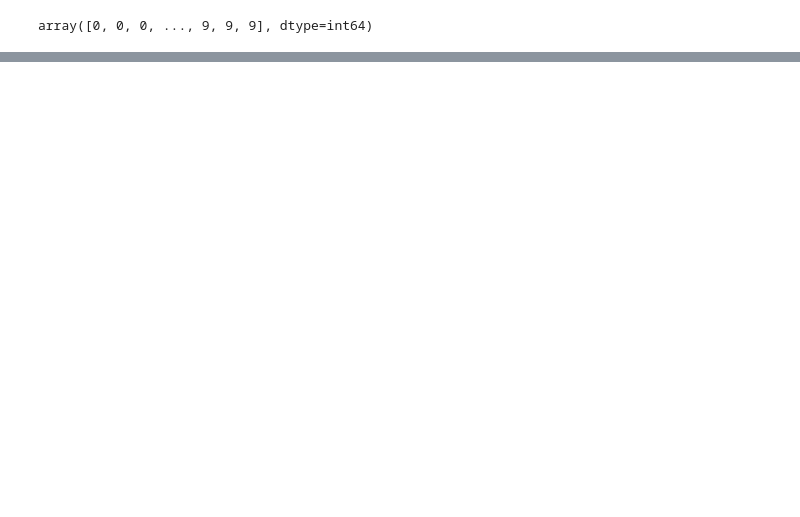
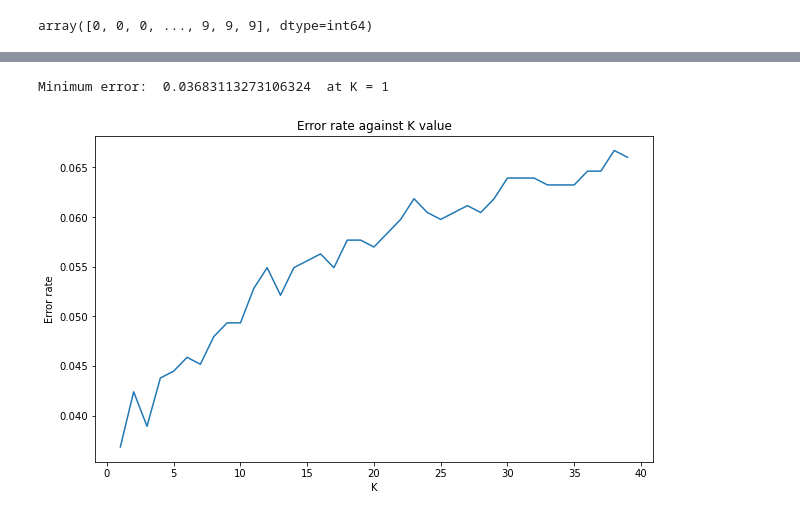
Before and after one commit to RitchieP/CPC251_Project_Anuran, a Jupyter notebook: K-Nearest Neighbors.ipynb, the cells around one changed output, grey strips where cells are left out. Saved outputs shown, nothing was run; the diff lists cells and outputs as text; code cells hidden in the pictures; blank space fills up the shorter version.

Commit message:
Implemented feature selection and best k for KNN

```diff
--- a/K-Nearest Neighbors.ipynb
+++ b/K-Nearest Neighbors.ipynb
@@ -38,0 +55,8 @@ y = list(species)
+# %%
+from sklearn.feature_selection import SelectKBest, f_classif
+
+# Define the feature selection class using ANOVA F measure.
+feature_selection = SelectKBest(score_func=f_classif, k=9)
+# Update the variable X with the selected features
+X = feature_selection.fit_transform(X, y)
+X
@@ -39,2 +77,2 @@ y = list(species)
 # %%
-X_train, X_test, y_train, y_test = sklearn.model_selection.train_test_split(X.values, y, test_size = 0.2)
+X_train, X_test, y_train, y_test = sklearn.model_selection.train_test_split(X, y, test_size = 0.2)
@@ -48,0 +89,20 @@ print(accuracy)
+# %%
+import matplotlib.pyplot as plt
+from sklearn.neighbors import KNeighborsClassifier
+
+error_rate = []
+for i in range(1, 40):
+    knn = KNeighborsClassifier(n_neighbors=i)
+    knn.fit(X_train, y_train)
+    pred_i = knn.predict(X_test)
+    error_rate.append(np.mean(pred_i != y_test))
+
+plt.figure(figsize=(10, 6))
+plt.plot(range(1, 40), error_rate)
+plt.title("Error rate against K value")
+plt.xlabel("K")
+plt.ylabel("Error rate")
+print("Minimum error: ", min(error_rate), " at K =", error_rate.index(min(error_rate))+1)
+# %% [output]
+Minimum error:  0.03683113273106324  at K = 1
+[figure, added]
```
Also changed, not shown: parts of 14 cells of this notebook, 1 other file.
